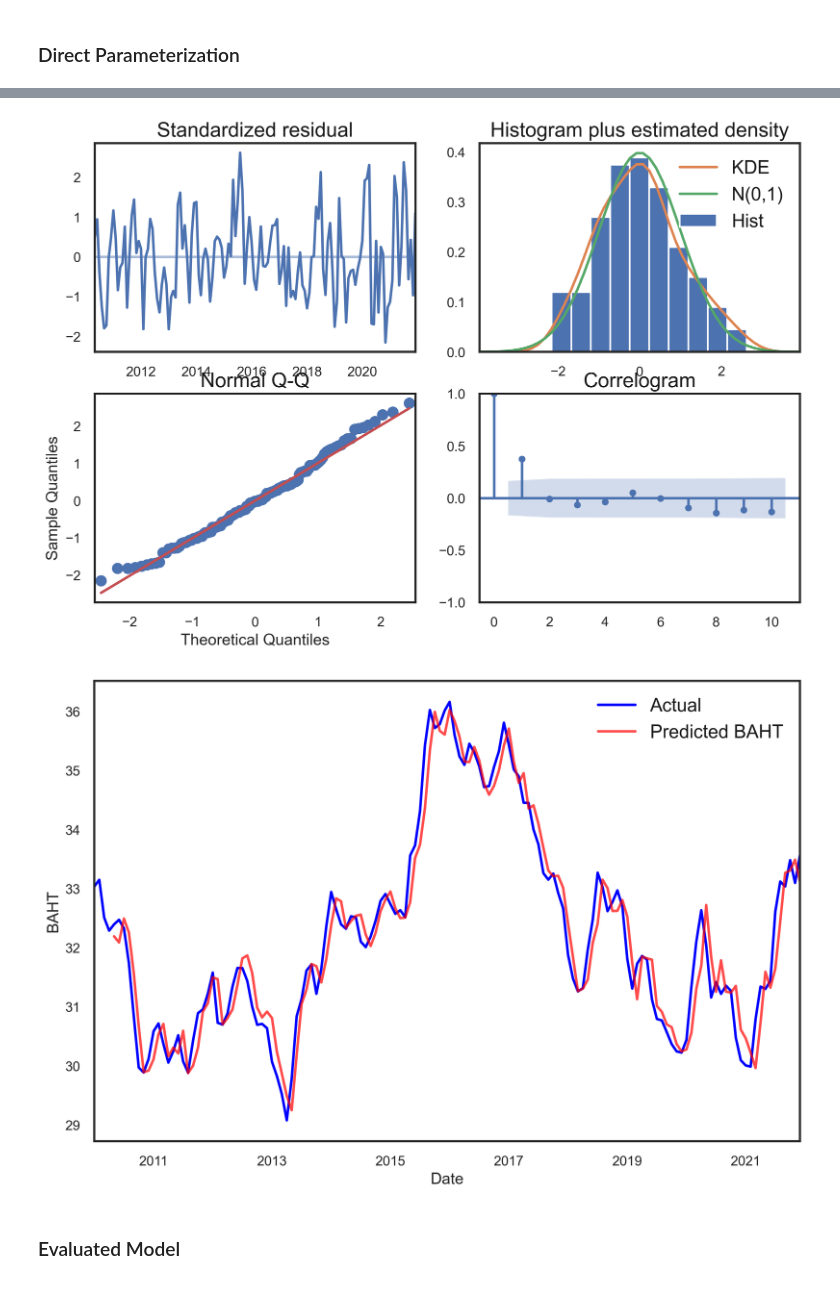
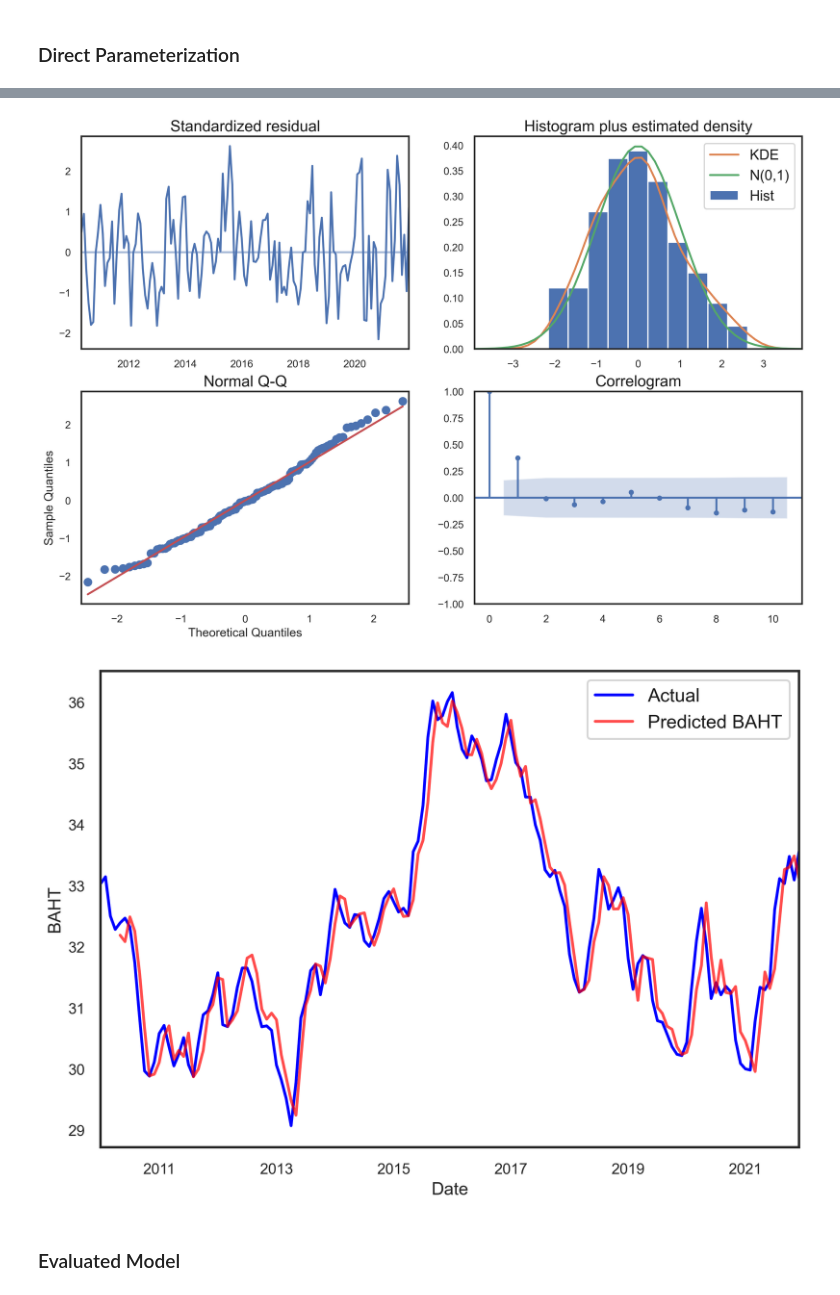
Before and after one commit to chatreejs/THB-USD-Exchange-Analysis, a Jupyter notebook: exchange-rate-ardl.ipynb, the cells around one changed output, grey strips where cells are left out. Drawn from its saved outputs; the diff is of its cells as text; code cells hidden in the pictures.

```diff
--- a/exchange-rate-ardl.ipynb
+++ b/exchange-rate-ardl.ipynb
@@ -256,20 +256,20 @@ ARDL Model Results
 | RINT_IPI.L0 | -0.7141 | 0.578 | -1.236 | 0.219 | -1.857 | 0.429 |
 | RINT_IPI.L1 | 0.9867 | 0.567 | 1.740 | 0.084 | -0.135 | 2.108 |
 # %%
-ardl_model.plot_diagnostics()
+ardl_model.plot_diagnostics(figsize=(15, 10))
 plt.show()
 # %% [output]
-[figure, old version]
+[figure, new version]
 # %%
 pred = ardl_model.get_prediction(dynamic=False)
 ax = df.BAHT.plot(label="Actual", color="blue")
 pred.predicted_mean.plot(ax=ax, label="Predicted BAHT", color="red", alpha=.7)
 ax.set_xlabel("Date")
 ax.set_ylabel("BAHT")
-plt.legend()
+plt.legend(fontsize=15)
 plt.show()
 # %% [output]
-[figure, old version]
+[figure, new version]
 # %% [markdown]
 ### Evaluated Model
 # %%
```
Also changed, not shown: parts of 7 cells of this notebook, 1 other file.
